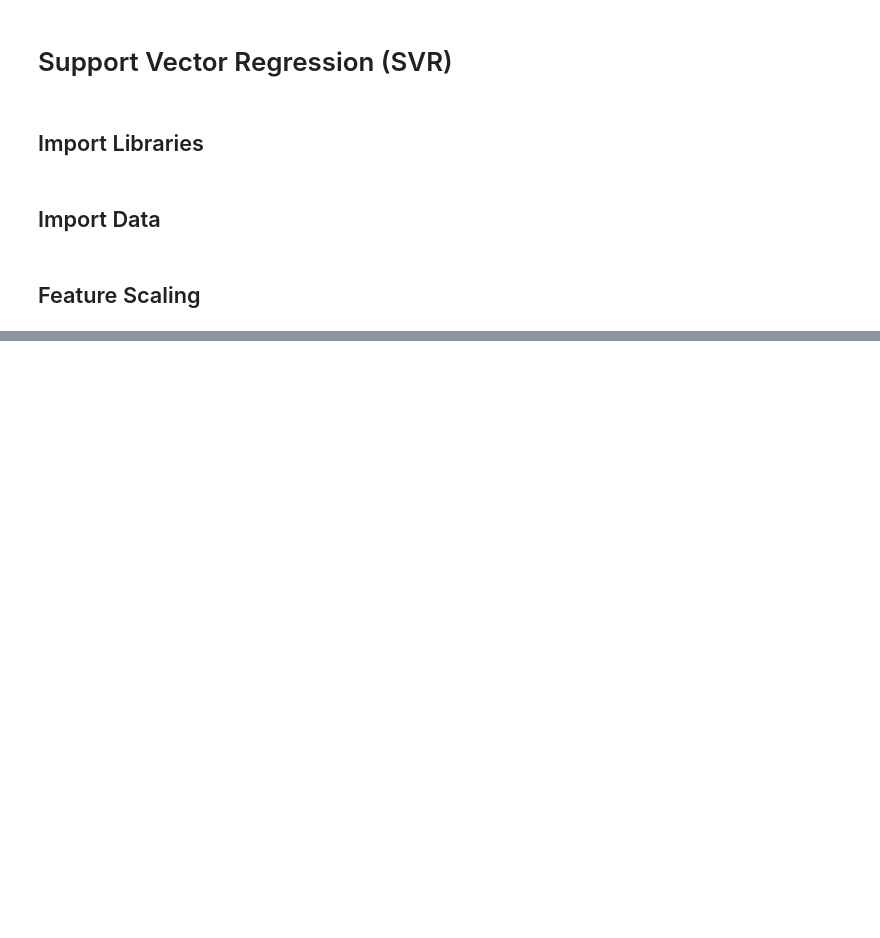
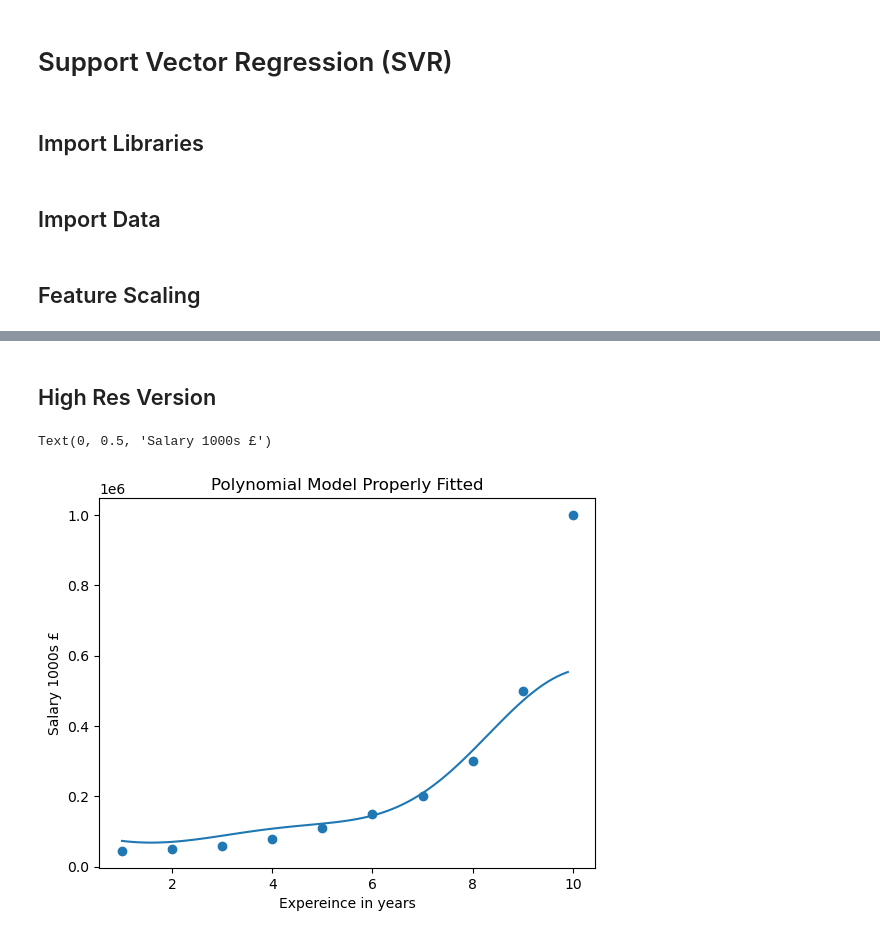
Before and after one commit to PimeTandas/machine-learning-courses-and-notes, a Jupyter notebook: machine learning A-Z/2. Regression/Support Vector Regression.ipynb, the cells around one changed output, grey strips where cells are left out. Cells and saved outputs as stored; diff of their text form; code cells hidden in the pictures; blank space fills up the shorter version.

```diff
--- a/machine learning A-Z/2. Regression/Support Vector Regression.ipynb
+++ b/machine learning A-Z/2. Regression/Support Vector Regression.ipynb
@@ -24,0 +77,14 @@ y = myScalery.fit_transform(y)
+# %% [markdown]
+## High Res Version
+# %%
+# Same graph but attempting to smoothen it out.
+X_data = np.arange(min(myScalerX.inverse_transform(X)), max(myScalerX.inverse_transform(X)), 0.1)
+X_data = X_data.reshape(-1, 1)
+plt.scatter(myScalerX.inverse_transform(X), myScalery.inverse_transform(y))
+plt.plot(X_data, myScalery.inverse_transform(regressor.predict(myScalerX.transform(X_data)).reshape(-1, 1)))
+plt.title('Polynomial Model Properly Fitted')
+plt.xlabel('Expereince in years')
+plt.ylabel('Salary 1000s £')
+# %% [output]
+Text(0, 0.5, 'Salary 1000s £')
+[figure, added]
```
Also changed, not shown: parts of 9 cells of this notebook, 1 other file.
